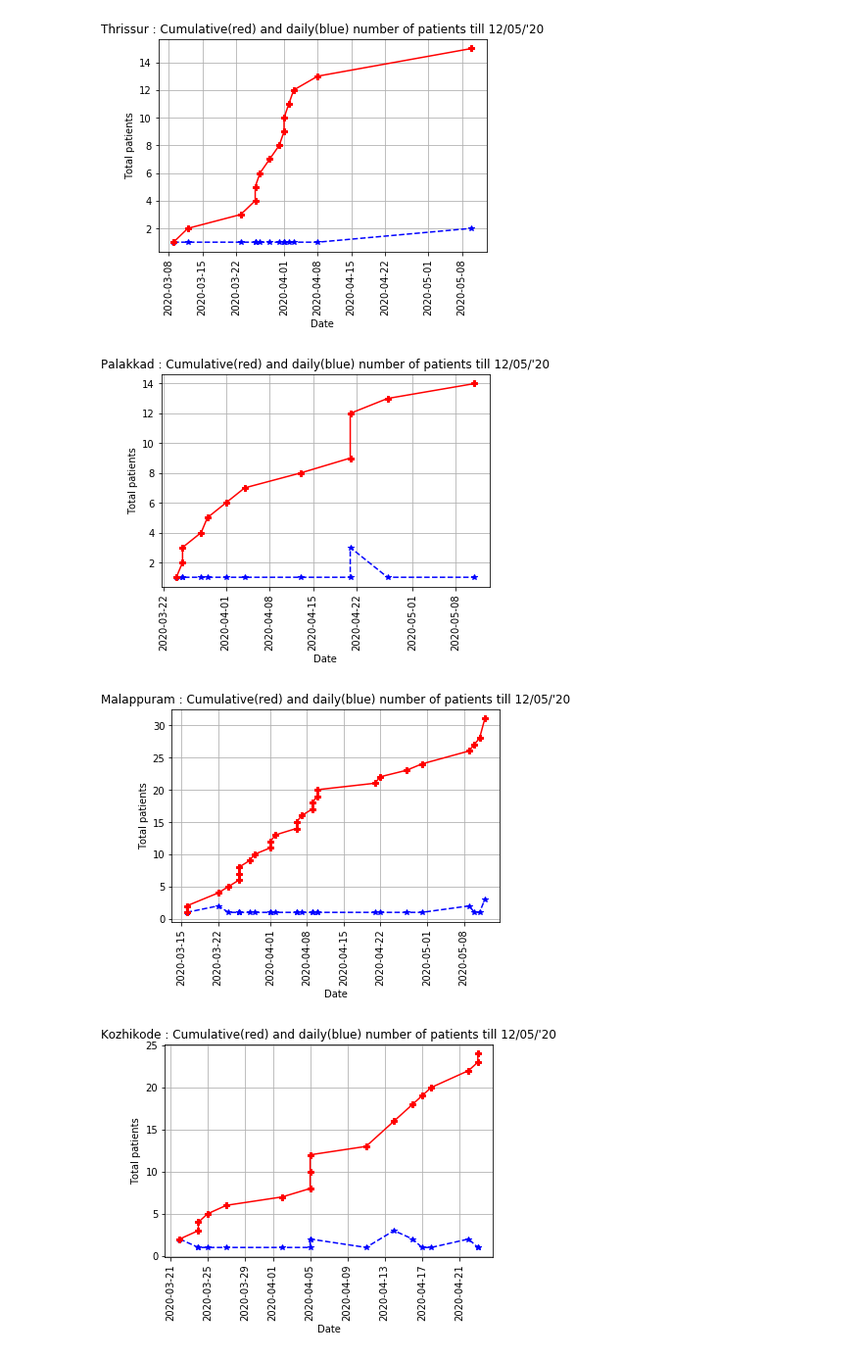
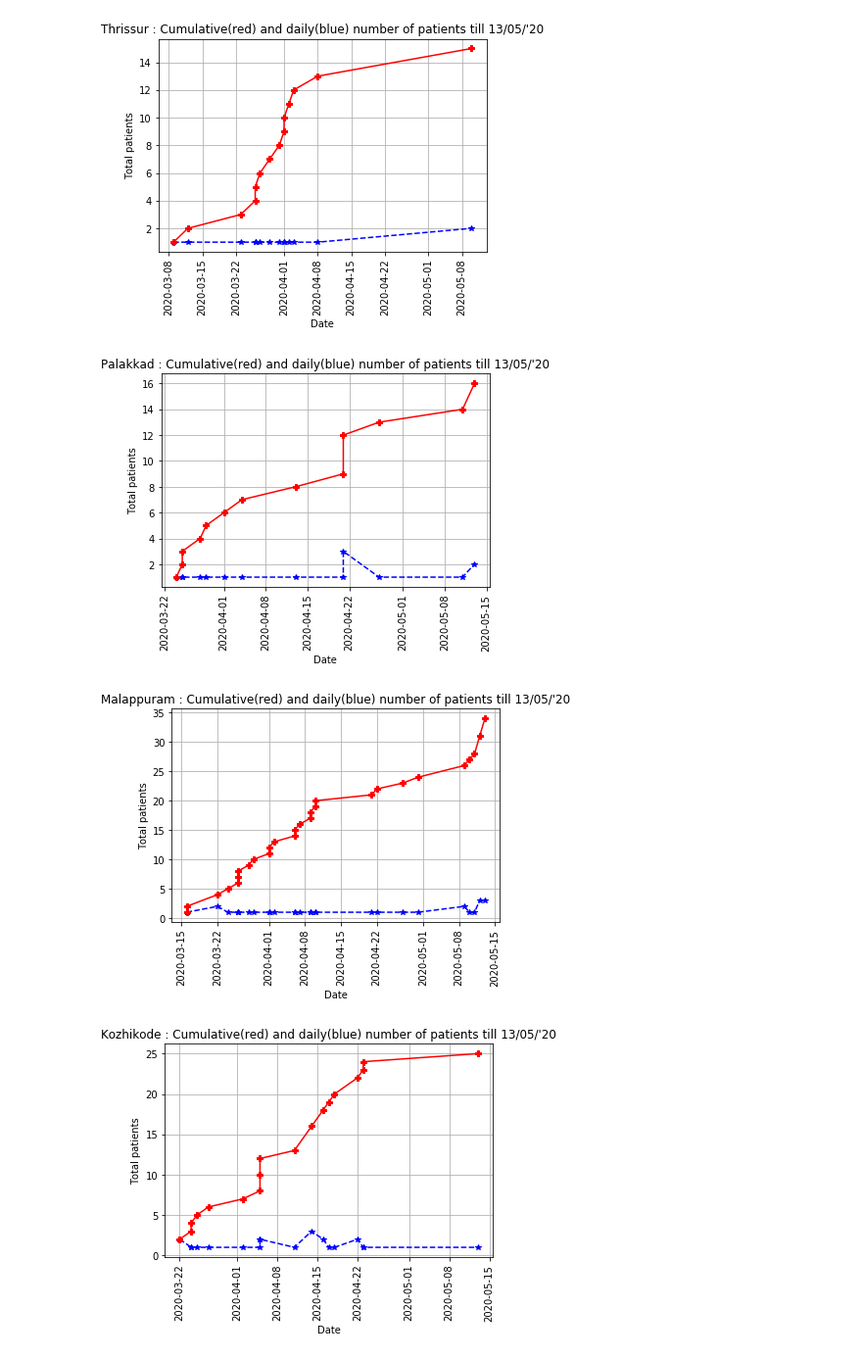
Before and after one commit to sandyiswell/covid19Kerala, a Jupyter notebook: DistricsWise.ipynb, the cells around one changed output. Shown at 98% size. Drawn from its saved outputs; the diff is of its cells as text; code cells hidden in the pictures.

```diff
--- a/DistricsWise.ipynb
+++ b/DistricsWise.ipynb
@@ -241,37 +241,37 @@ plt.grid()
 plt.plot(kl9.NumberOfPatients, marker='*', markersize=6, linestyle='--', color ='b')
 plt.plot(kl9.Cumulative_number_of_cases, marker='P', markersize=6, linestyle='-', color ='r')
 
-plt.title("Palakkad : Cumulative(red) and daily(blue) number of patients till 12/05/'20")
+plt.title("Palakkad : Cumulative(red) and daily(blue) number of patients till 13/05/'20")
 plt.ylabel("Total patients")
 plt.xlabel("Date")
 plt.xticks(rotation =90)
 plt.grid()
 # %% [output]
-[figure, old version]
+[figure, new version]
 # %%
 # Malappuram.
 plt.plot(kl10.NumberOfPatients, marker='*', markersize=6, linestyle='--', color ='b')
 plt.plot(kl10.Cumulative_number_of_cases, marker='P', markersize=6, linestyle='-', color ='r')
 
-plt.title("Malappuram : Cumulative(red) and daily(blue) number of patients till 12/05/'20")
+plt.title("Malappuram : Cumulative(red) and daily(blue) number of patients till 13/05/'20")
 plt.ylabel("Total patients")
 plt.xlabel("Date")
 plt.xticks(rotation =90)
 plt.grid()
 # %% [output]
-[figure, old version]
+[figure, new version]
 # %%
 # Kozhikode.
 plt.plot(kl11.NumberOfPatients, marker='*', markersize=6, linestyle='--', color ='b')
 plt.plot(kl11.Cumulative_number_of_cases, marker='P', markersize=6, linestyle='-', color ='r')
 
-plt.title("Kozhikode : Cumulative(red) and daily(blue) number of patients till 12/05/'20")
+plt.title("Kozhikode : Cumulative(red) and daily(blue) number of patients till 13/05/'20")
 plt.ylabel("Total patients")
 plt.xlabel("Date")
 plt.xticks(rotation =90)
 plt.grid()
 # %% [output]
-[figure, old version]
+[figure, new version]
 # %%
 # Wayanad.
 plt.plot(kl12.NumberOfPatients, marker='*', markersize=6, linestyle='--', color ='b')
```
Also changed, not shown: parts of 14 cells of this notebook, 4 other files.
